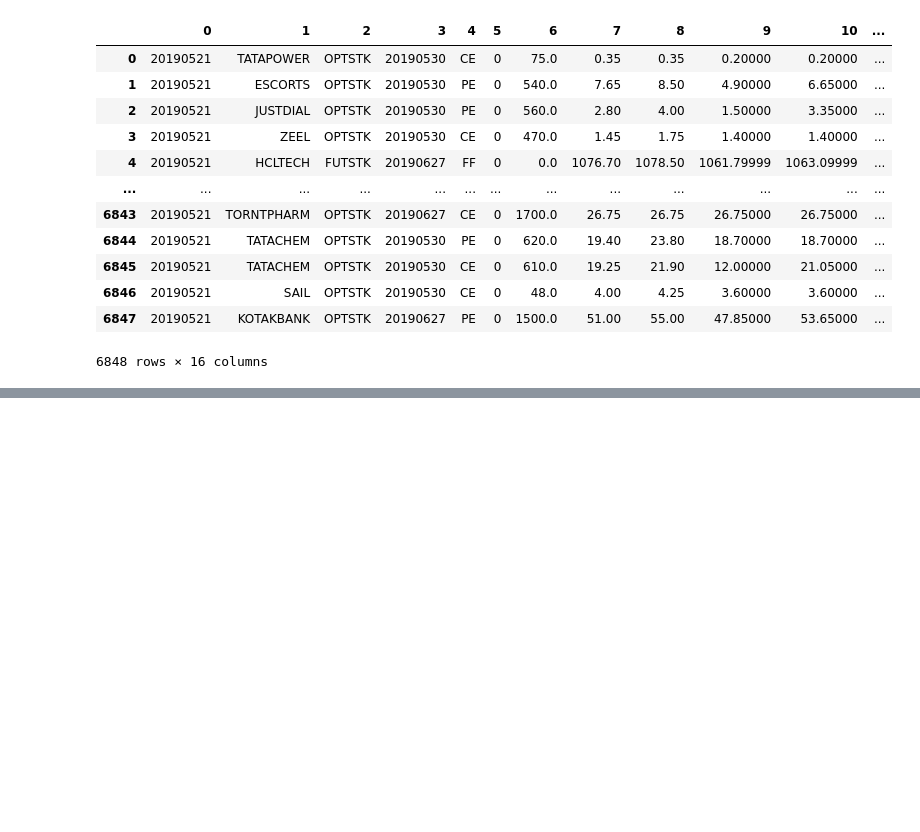
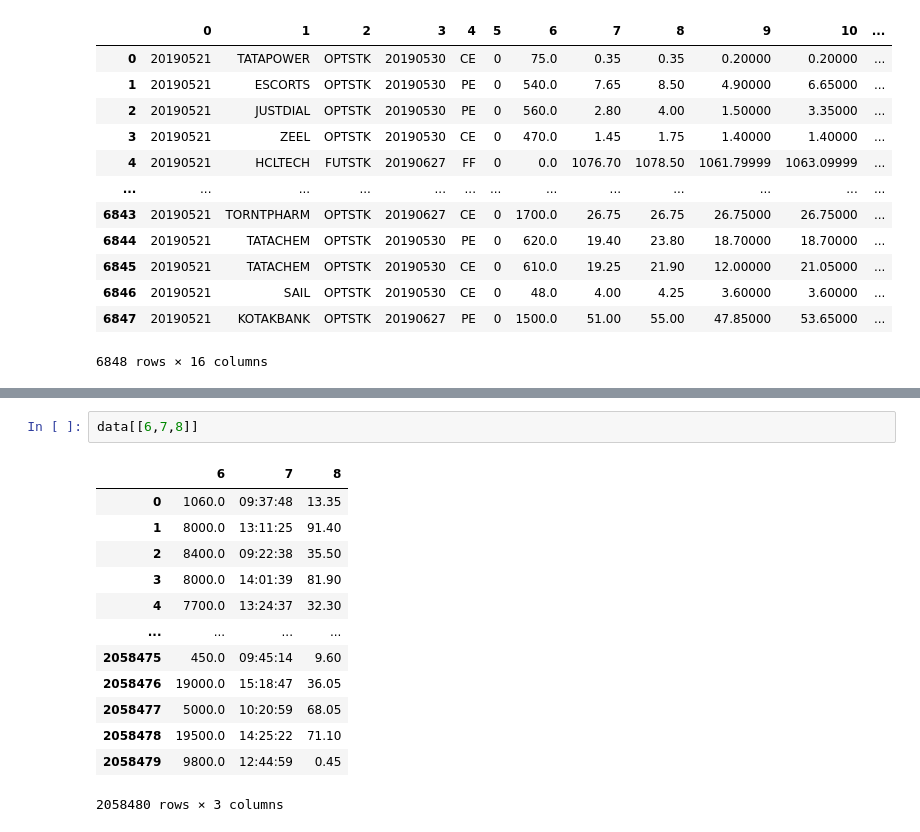
Before and after one commit to Gaurangit/NSE_options, a Jupyter notebook: Untitled.ipynb, the cells around one changed output, grey strips where cells are left out. Saved outputs shown, nothing was run; the diff lists cells and outputs as text; blank space fills up the shorter version.

```diff
--- a/Untitled.ipynb
+++ b/Untitled.ipynb
@@ -42,0 +50,16 @@ df
+# %%
+data[[6,7,8]]
+# %% [output]
+|  | 6 | 7 | 8 |
+| 0 | 1060.0 | 09:37:48 | 13.35 |
+| 1 | 8000.0 | 13:11:25 | 91.40 |
+| 2 | 8400.0 | 09:22:38 | 35.50 |
+| 3 | 8000.0 | 14:01:39 | 81.90 |
+| 4 | 7700.0 | 13:24:37 | 32.30 |
+| ... | ... | ... | ... |
+| 2058475 | 450.0 | 09:45:14 | 9.60 |
+| 2058476 | 19000.0 | 15:18:47 | 36.05 |
+| 2058477 | 5000.0 | 10:20:59 | 68.05 |
+| 2058478 | 19500.0 | 14:25:22 | 71.10 |
+| 2058479 | 9800.0 | 12:44:59 | 0.45 |
+2058480 rows × 3 columns
```
Also changed, not shown: parts of 6 cells of this notebook, 1 other file.
